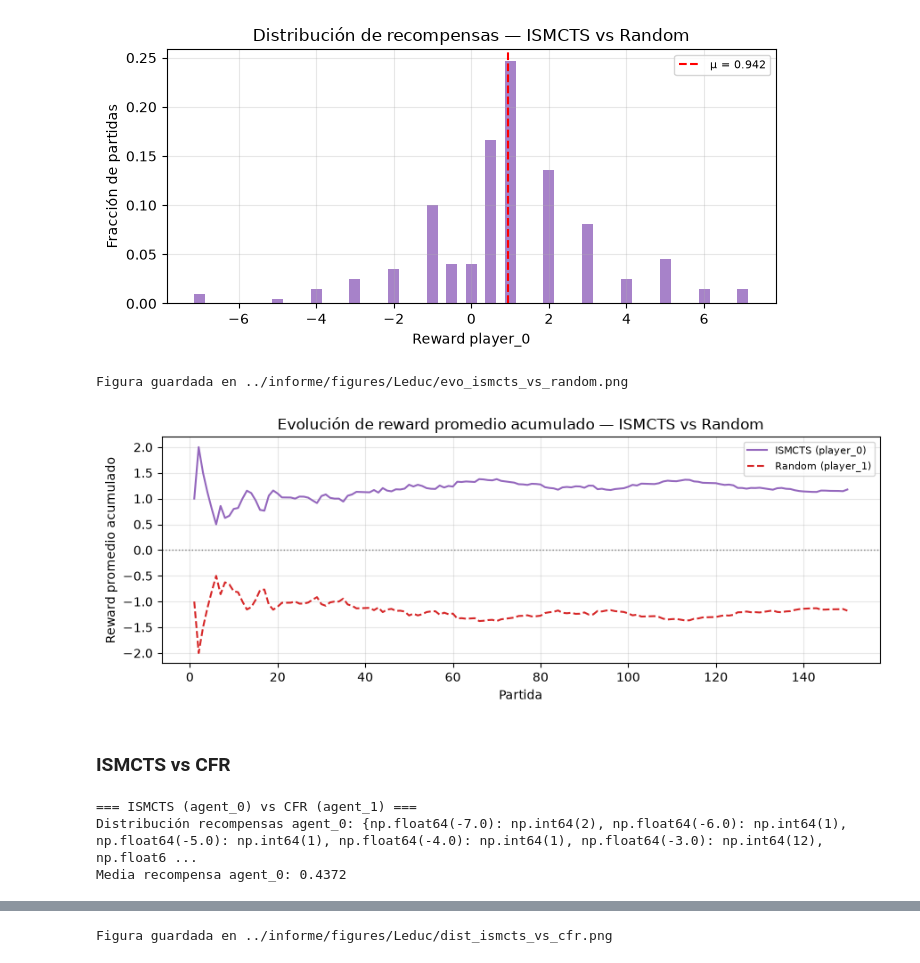
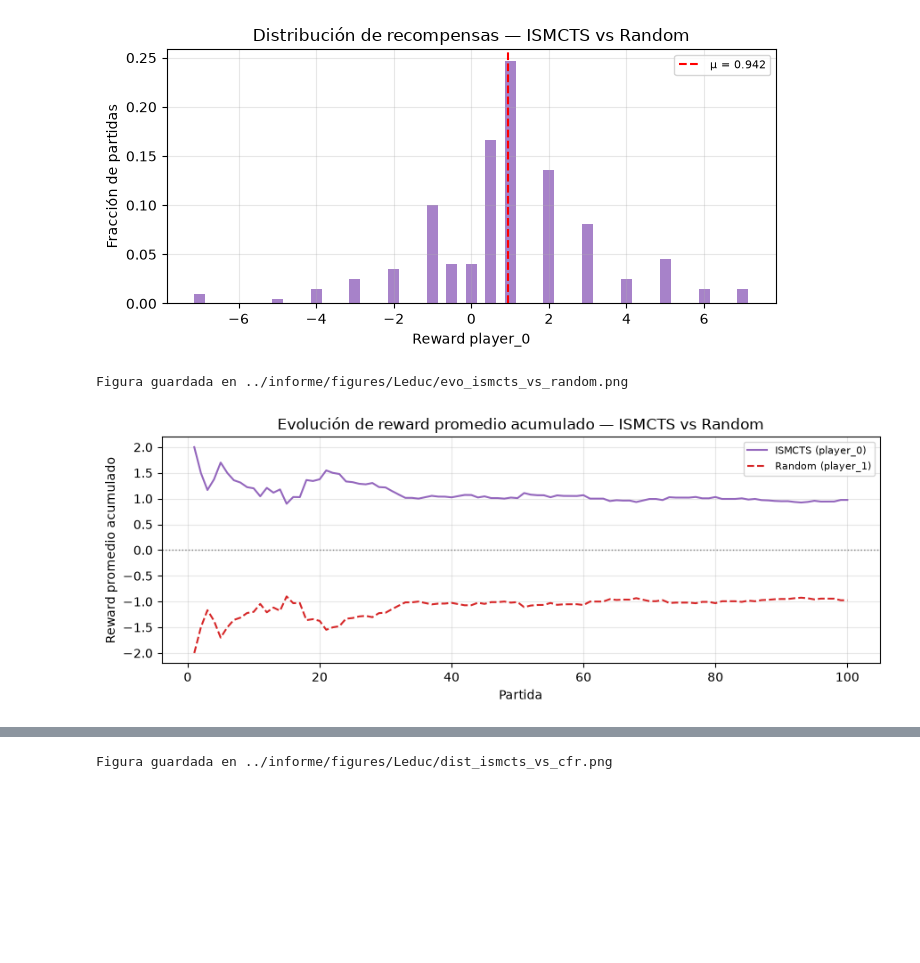
Before and after one commit to nataliacampiglia/multiagentes_obligarotio_2, a Jupyter notebook: Alternating Games/Leduc.ipynb, the cells around one changed output, grey strips where cells are left out. Drawn from its saved outputs; the diff is of its cells as text; code cells hidden in the pictures; blank space fills up the shorter version.

```diff
--- a/Alternating Games/Leduc.ipynb
+++ b/Alternating Games/Leduc.ipynb
@@ -431,37 +431,20 @@ plt.show()
 Figura guardada en ../informe/figures/Leduc/dist_ismcts_vs_random.png
 [figure]
 # %%
-N_EVO = 150
+N_EVO = 100
 g_evo = Leduc()
 rews_evo = run_raw(g_evo, {
     'player_0': InformationSetMCTS(game=g_evo, agent='player_0', simulations=50, rollouts=5),
     'player_1': RandomAgent(game=g_evo, agent='player_1'),
 }, N=N_EVO)
 
 fig, ax = plt.subplots(figsize=(9, 3.5))
 plot_evolution(rews_evo, 'Evolución de reward promedio acumulado — ISMCTS vs Random',
                ax, color_p0='tab:purple', color_p1='tab:red',
                label_p0='ISMCTS (player_0)', label_p1='Random (player_1)')
 fig.tight_layout()
 savefig(fig, 'evo_ismcts_vs_random.png')
 plt.show()
 # %% [output]
 Figura guardada en ../informe/figures/Leduc/evo_ismcts_vs_random.png
-[figure, old version]
+[figure, new version]
-# %% [markdown]
-### ISMCTS vs CFR
-# %%
-g = Leduc()
-cfr_agents['player_1'].game = g
-agents = {
-    'player_0': InformationSetMCTS(game=g, agent='player_0', simulations=50, rollouts=5),
-    'player_1': cfr_agents['player_1']
-}
-results, mean = run(g, agents, N=200)
-print("=== ISMCTS (agent_0) vs CFR (agent_1) ===")
-print(f"Distribución recompensas agent_0: {results}")
-print(f"Media recompensa agent_0: {mean:.4f}")
-# %% [output]
-=== ISMCTS (agent_0) vs CFR (agent_1) ===
-Distribución recompensas agent_0: {np.float64(-7.0): np.int64(2), np.float64(-6.0): np.int64(1), np.float64(-5.0): np.int64(1), np.float64(-4.0): np.int64(1), np.float64(-3.0): np.int64(12), np.float6 ...
-Media recompensa agent_0: 0.4372
```
Also changed, not shown: parts of 15 cells of this notebook, 23 other files.
